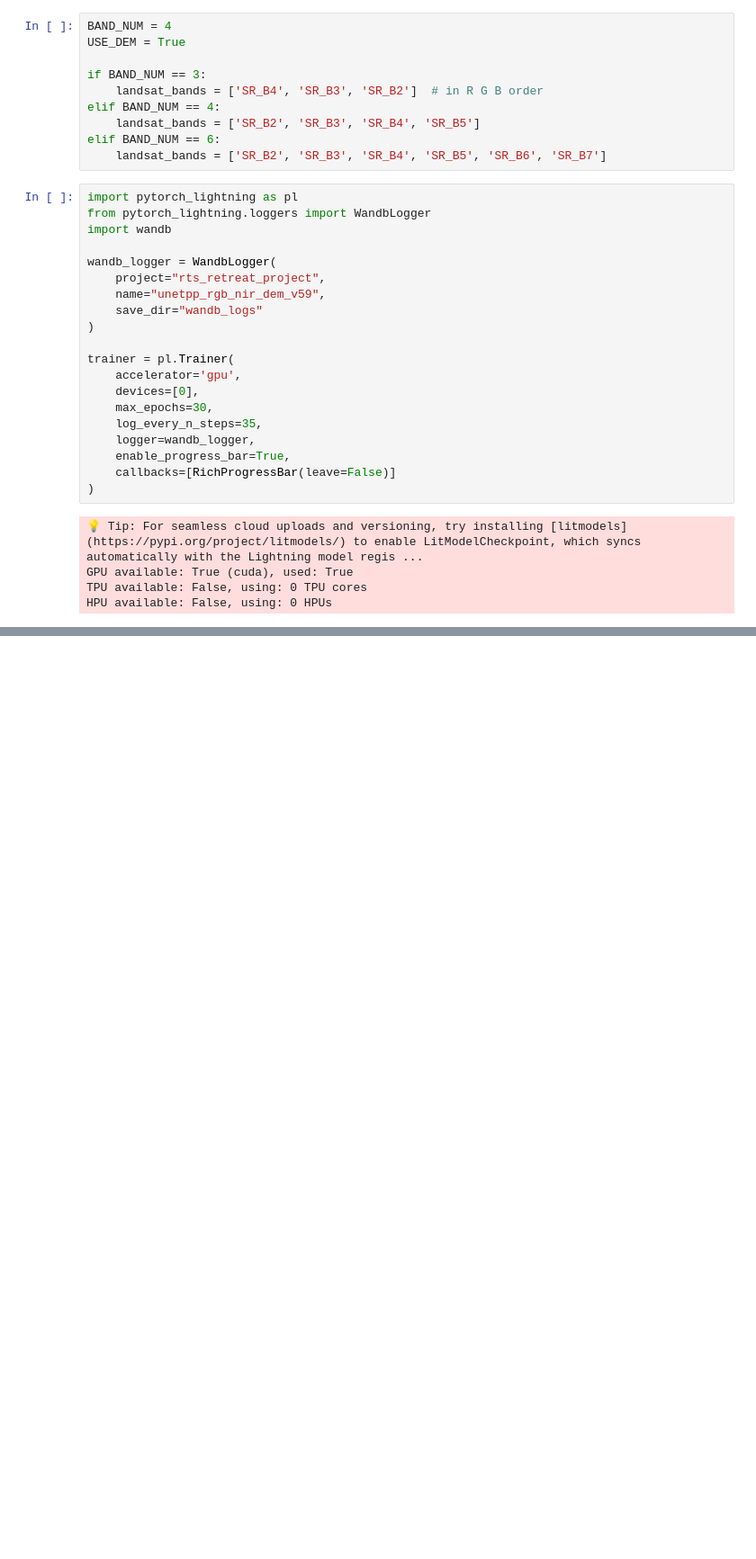
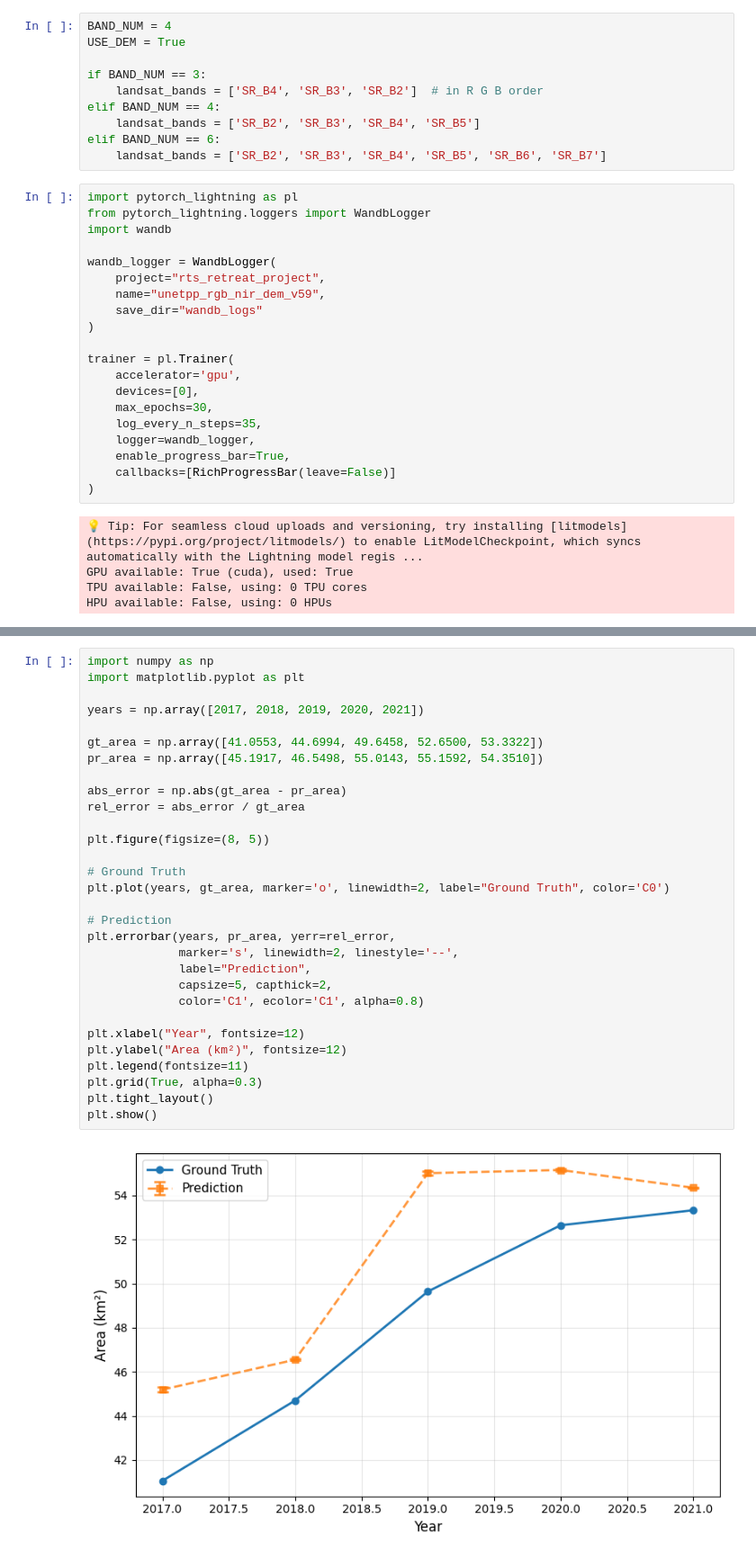
Before and after one commit to WuWei-26/rts-torchgeo-retreat, a Jupyter notebook: inference_retreat.ipynb, the cells around one changed output, grey strips where cells are left out. Shown at 90% size. Drawn from its saved outputs; the diff is of its cells as text; blank space fills up the shorter version.

```diff
--- a/inference_retreat.ipynb
+++ b/inference_retreat.ipynb
@@ -230,0 +467,32 @@ True
+# %%
+import numpy as np
+import matplotlib.pyplot as plt
+
+years = np.array([2017, 2018, 2019, 2020, 2021])
+
+gt_area = np.array([41.0553, 44.6994, 49.6458, 52.6500, 53.3322])
+pr_area = np.array([45.1917, 46.5498, 55.0143, 55.1592, 54.3510])
+
+abs_error = np.abs(gt_area - pr_area)
+rel_error = abs_error / gt_area
+
+plt.figure(figsize=(8, 5))
+
+# Ground Truth
+plt.plot(years, gt_area, marker='o', linewidth=2, label="Ground Truth", color='C0')
+
+# Prediction
+plt.errorbar(years, pr_area, yerr=rel_error,
+             marker='s', linewidth=2, linestyle='--',
+             label="Prediction",
+             capsize=5, capthick=2,
+             color='C1', ecolor='C1', alpha=0.8)
+
+plt.xlabel("Year", fontsize=12)
+plt.ylabel("Area (km²)", fontsize=12)
+plt.legend(fontsize=11)
+plt.grid(True, alpha=0.3)
+plt.tight_layout()
+plt.show()
+# %% [output]
+[figure, added]
```
Also changed, not shown: parts of 19 cells of this notebook, 8 other files.
